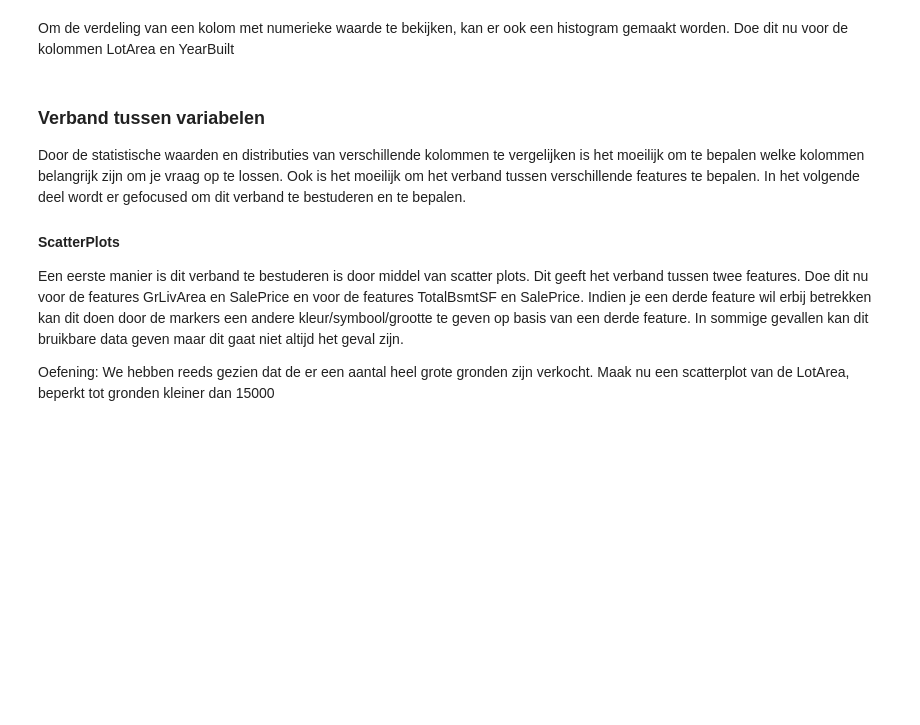
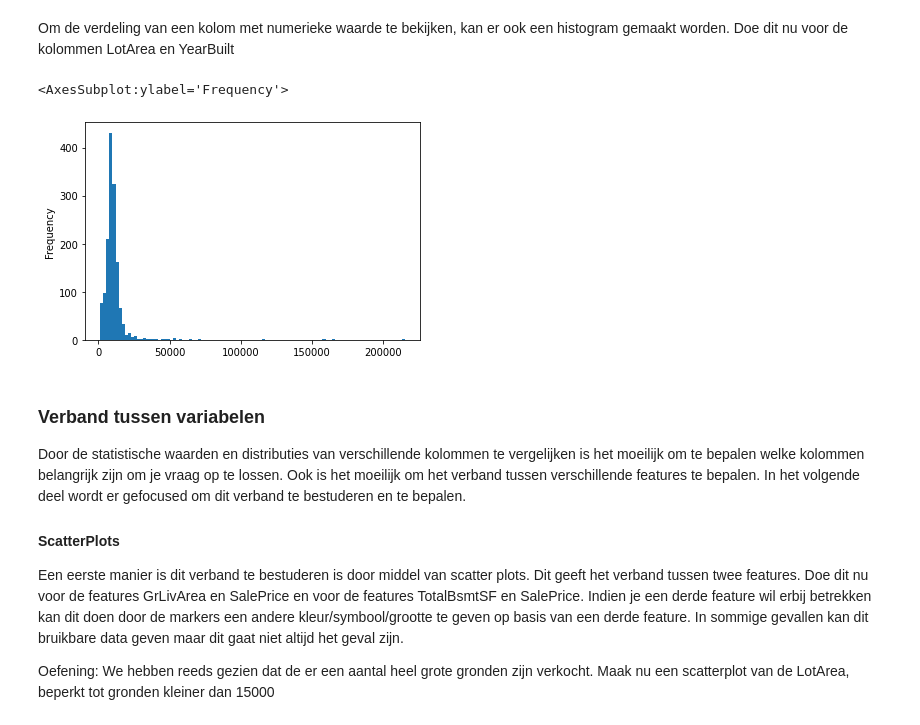
Before and after one commit to OdiseeDataScience2223/Leerstof, a Jupyter notebook: Week 4/DataExploration.ipynb, the cells around one changed output. Saved outputs shown, nothing was run; the diff lists cells and outputs as text; code cells hidden in the pictures; blank space fills up the shorter version.

```diff
--- a/Week 4/DataExploration.ipynb
+++ b/Week 4/DataExploration.ipynb
@@ -199,6 +280,12 @@ Maak nu op basis van dit dataframe een bar plot dat het gemiddelde, standaardafw
 # %% [markdown]
 Om de verdeling van een kolom met numerieke waarde te bekijken, kan er ook een histogram gemaakt worden.
 Doe dit nu voor de kolommen LotArea en YearBuilt
+# %%
+numerieke_data.LotArea.plot.hist(bins=100)
+#numerieke_data.plot.hist(by=["LotArea", "1stFlrSF"])
+# %% [output]
+<AxesSubplot:ylabel='Frequency'>
+[figure, added]
 # %% [markdown]
 ### Verband tussen variabelen
 
```
Also changed, not shown: parts of 9 cells of this notebook.
